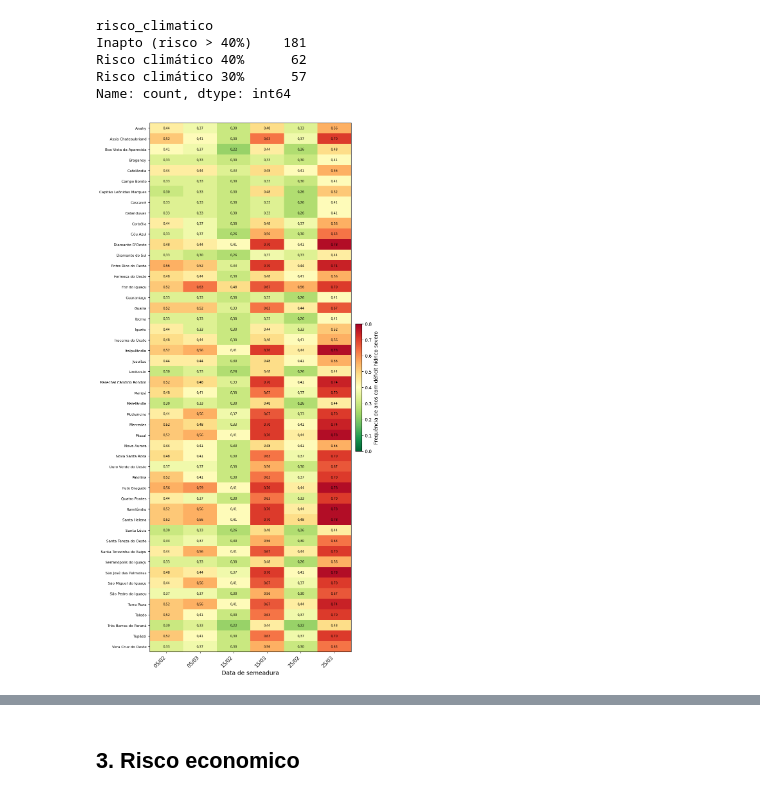
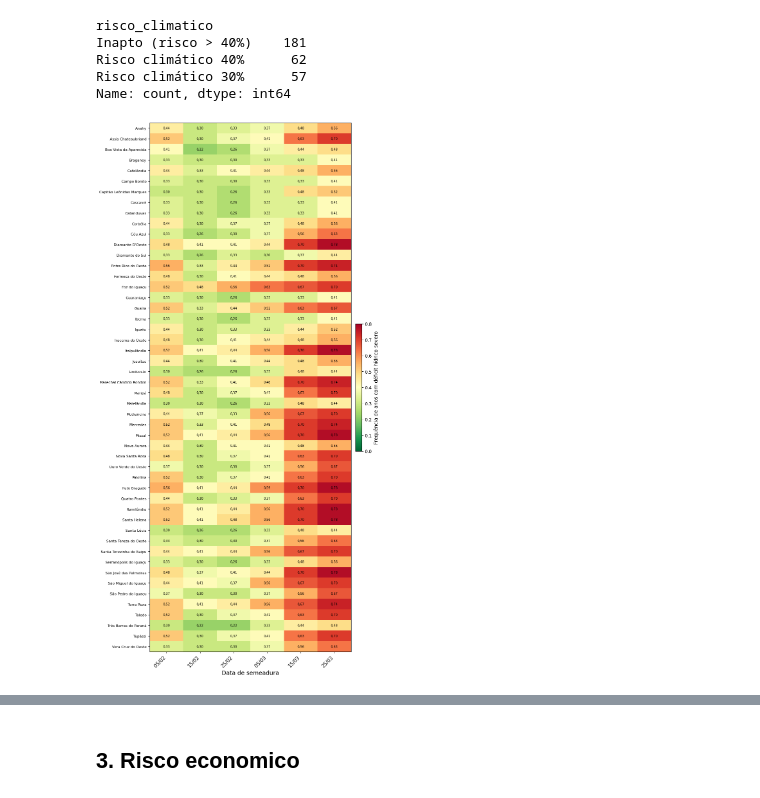
Before and after one commit to fcoliveira-utfpr/aquacrop_ml, a Jupyter notebook: 12_analise_milho_economica.ipynb, the cells around one changed output, grey strips where cells are left out. Saved outputs shown, nothing was run; the diff lists cells and outputs as text; code cells hidden in the pictures.

```diff
--- a/12_analise_milho_economica.ipynb
+++ b/12_analise_milho_economica.ipynb
@@ -236,29 +263,30 @@ Risco climático 40%      62
 Risco climático 30%      57
 Name: count, dtype: int64
 # %%
-SEM = ['05/02', '05/03', '15/02', '15/03', '25/02', '25/03']
+# Ordem cronológica (a ordenação alfabética anterior misturava fevereiro e março por dia)
+SEM = ['05/02', '15/02', '25/02', '05/03', '15/03', '25/03']
 pivot_risco_clima = risco_clima.pivot(index="municipio", columns="data_semeadura", values="freq_evento_adverso")[SEM]
 
 fig, ax = plt.subplots(figsize=(9, max(6, 0.35 * len(pivot_risco_clima))))
 im = ax.imshow(pivot_risco_clima, cmap="RdYlGn_r", vmin=0, vmax=0.8, aspect="auto")
 
 ax.set_xticks(range(len(SEM)))
 ax.set_xticklabels(SEM, rotation=45, ha="right", fontsize=11)
 ax.set_yticks(range(len(pivot_risco_clima.index)))
 ax.set_yticklabels(pivot_risco_clima.index, fontsize=8)
 
 for i in range(pivot_risco_clima.shape[0]):
     for j in range(pivot_risco_clima.shape[1]):
         v = pivot_risco_clima.iloc[i, j]
         if pd.notna(v):
             ax.text(j, i, formatar_virgula(v, None), ha="center", va="center", fontsize=7)
 
 cbar = fig.colorbar(im, ax=ax, fraction=0.03, pad=0.02)
 cbar.set_label("Frequência de anos com déficit hídrico severo", fontsize=11)
 
 ax.set_xlabel("Data de semeadura", fontsize=13)
 #ax.set_title("Frequência de déficit hídrico severo por município × data de semeadura", fontsize=13)
 plt.tight_layout()
 plt.show()
 # %% [output]
-[figure, old version]
+[figure, new version]
```
Also changed, not shown: parts of 6 cells of this notebook.
